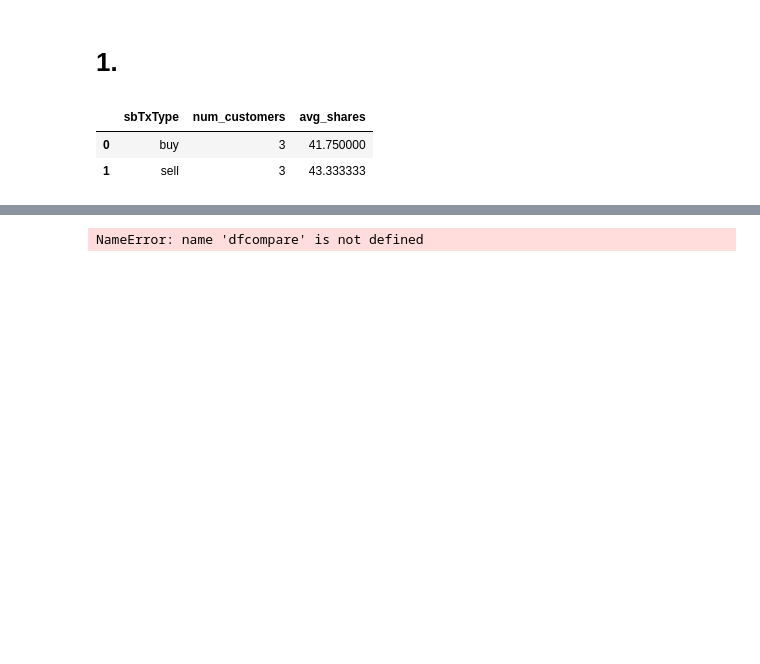
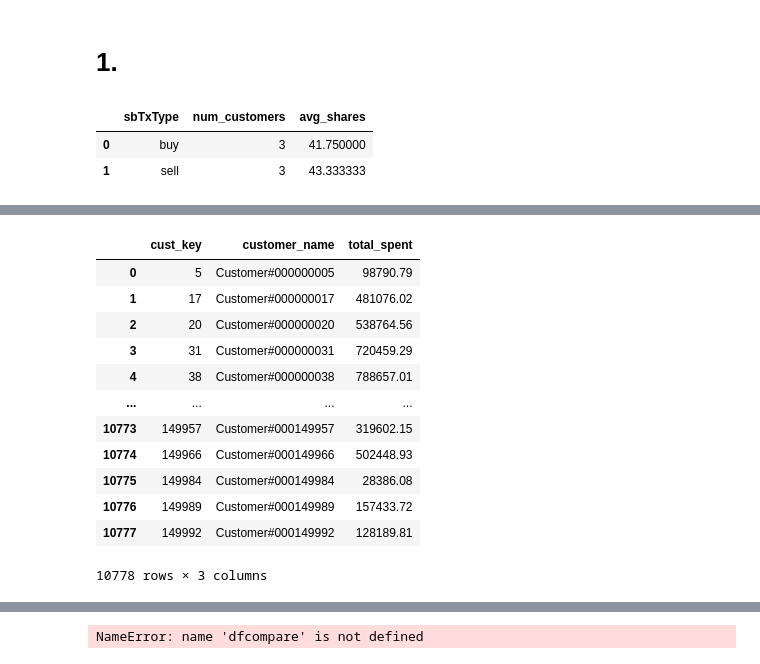
Before and after one commit to bodo-ai/text2pydough, a Jupyter notebook: workbench/JSolano/NewQueryRTFTPCH.ipynb, the cells around one changed output, grey strips where cells are left out. Drawn from its saved outputs; the diff is of its cells as text; code cells hidden in the pictures; blank space fills up the shorter version.

Commit message:
Updating the jupyter notebooks for the DEFOG database

```diff
--- a/workbench/JSolano/NewQueryRTFTPCH.ipynb
+++ b/workbench/JSolano/NewQueryRTFTPCH.ipynb
@@ -38,13 +38,13 @@ DB_name = "DATABASE.db"
 
 
 
-with open(SQL_filename, 'r') as sql_file:
-    sql_script = sql_file.read()
+#with open(SQL_filename, 'r') as sql_file:
+#    sql_script = sql_file.read()
 
-os.remove(DB_name)
-connection = sql.connect(DB_name)
-cursor = connection.cursor()
-cursor.executescript(sql_script)
+#os.remove(DB_name)
+#connection = sql.connect(DB_name)
+#cursor = connection.cursor()
+#cursor.executescript(sql_script)
 
-pydough.active_session.load_metadata_graph(metadata_path, graph_name)
-pydough.active_session.connect_database("sqlite", database=DB_name)
+pydough.active_session.load_metadata_graph("../metadata/tpch_demo_graph.json", "TPCH");
+pydough.active_session.connect_database("sqlite", database="../../tpch.db");
@@ -212,0 +245,28 @@ pydough_output
+# %%
+%%pydough
+
+customers_1996_not_1997 = customers.CALCULATE(
+    cust_key=key,
+    customer_name=name,
+    total_spent=SUM(orders.WHERE(YEAR(order_date) == 1996).total_price)
+).WHERE(
+    (total_spent > 1000) &
+    (HAS(orders.WHERE(YEAR(order_date) == 1996))==1) &
+    (HASNOT(orders.WHERE(YEAR(order_date) == 1997))==1)
+)
+
+pydough.to_df(customers_1996_not_1997)
+# %% [output]
+|  | cust_key | customer_name | total_spent |
+| 0 | 5 | Customer#000000005 | 98790.79 |
+| 1 | 17 | Customer#000000017 | 481076.02 |
+| 2 | 20 | Customer#000000020 | 538764.56 |
+| 3 | 31 | Customer#000000031 | 720459.29 |
+| 4 | 38 | Customer#000000038 | 788657.01 |
+| ... | ... | ... | ... |
+| 10773 | 149957 | Customer#000149957 | 319602.15 |
+| 10774 | 149966 | Customer#000149966 | 502448.93 |
+| 10775 | 149984 | Customer#000149984 | 28386.08 |
+| 10776 | 149989 | Customer#000149989 | 157433.72 |
+| 10777 | 149992 | Customer#000149992 | 128189.81 |
+10778 rows × 3 columns
```
Also changed, not shown: parts of 16 cells of this notebook, 1 other file.
